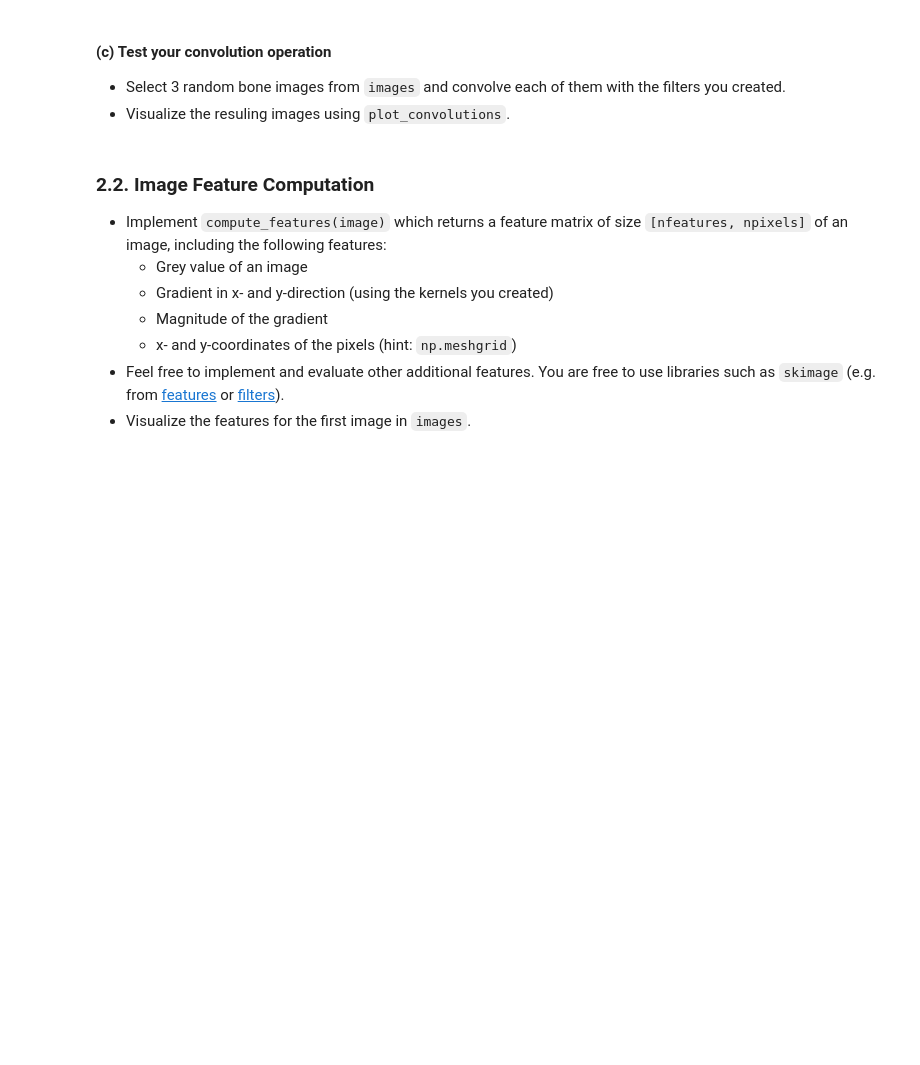
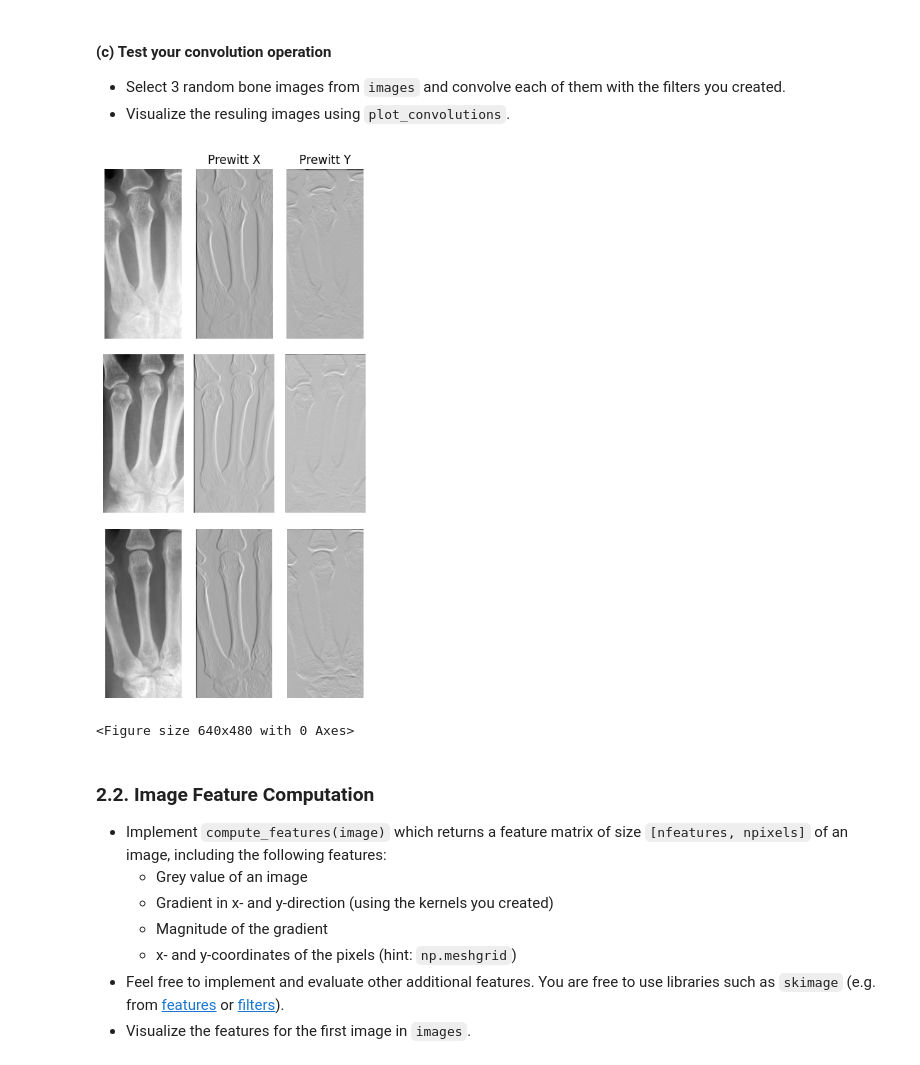
Before and after one commit to nikoczernin/MedicalAnalysis2, a Jupyter notebook: notebook.ipynb, the cells around one changed output. Drawn from its saved outputs; the diff is of its cells as text; code cells hidden in the pictures; blank space fills up the shorter version.

```diff
--- a/notebook.ipynb
+++ b/notebook.ipynb
@@ -244,3 +243,16 @@ Create 2 edge detection kernels (image filters) represented as matrices (Fx, Fy)
+# %%
+# TODO Define PREWITT kernels for X and Y
+#PREWITT_X, PREWITT_Y
+PREWITT_X = np.array([
+    [1, 0, -1],
+    [1, 0, -1],
+    [1, 0, -1]
+])
+PREWITT_Y = np.array([
+    [1, 1, 1],
+    [0, 0, 0],
+    [-1, -1, -1],
+])
 # %% [markdown]
 #### (b) Convolution operation
 - Implement the convolution operation on your own as function `conv2d` with input parameters `image` representing a 2D image of size [m, n] and `kernel` representing a `3x3` filter kernel.
@@ -263,13 +275,22 @@ def conv2d(image, kernel):
         2D array of the same shape as the input image.
     """
 
-    # TODO: Initialize output array
-    output =
-
-    # TODO: add padding to preserve input size
-
-    # TODO: Loop over the image and apply the kernel
-
+    # Initialize output array
+    output = []
+    # add padding to preserve input size
+    image_padded = np.pad(image, (2, 2), 'constant', constant_values=(0, 0))
+    # Loop over the image and apply the kernel
+    M, N = image.shape
+    # for every row
+    for i in range(M):
+        # for every column
+        for j in range(N):
+            # grab a slice of the original image at location i, the same size as the kernel
+            # multiply it with the kernel and sum it up
+            # that is the convoluted image pixel at position i,j
+            output.append(np.sum(image_padded[i:3+i, j:3+j] * kernel))
+    # reshape the 1D output to the shap eo fthe input image
+    output = np.array(output).reshape((M, N))
     return output
 # %% [markdown]
 #### (c) Test your convolution operation
@@ -278,18 +299,22 @@ def conv2d(image, kernel):
 # %%
 from helper_functions import plot_convolutions
 
 kernels = {
     'Prewitt X': PREWITT_X,
     'Prewitt Y': PREWITT_Y,
 }
 
-originals = # TODO: select 3 images
+originals = [images[11], images[27], images[42]] # select 3 images
 convolved = []
 for i in originals:
     conv = [conv2d(i, kernel) for kernel in kernels.values()]
     convolved.append(conv)
 
 plot_convolutions(originals, convolved, kernels)
+plt.savefig(f"plots/convolutions.png")
+# %% [output]
+[figure, added]
+<Figure size 640x480 with 0 Axes>
 # %% [markdown]
 ### 2.2. Image Feature Computation
 - Implement `compute_features(image)` which returns a feature matrix of size `[nfeatures, npixels]` of an image, including the following features:
```
Also changed, not shown: parts of 6 cells of this notebook, 1 other file.
